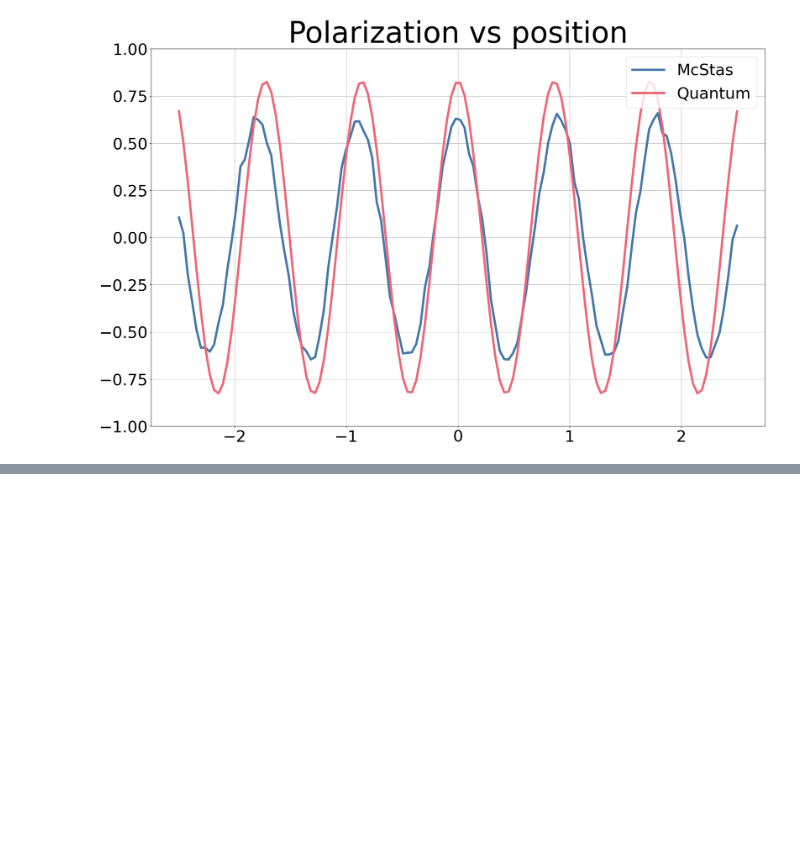
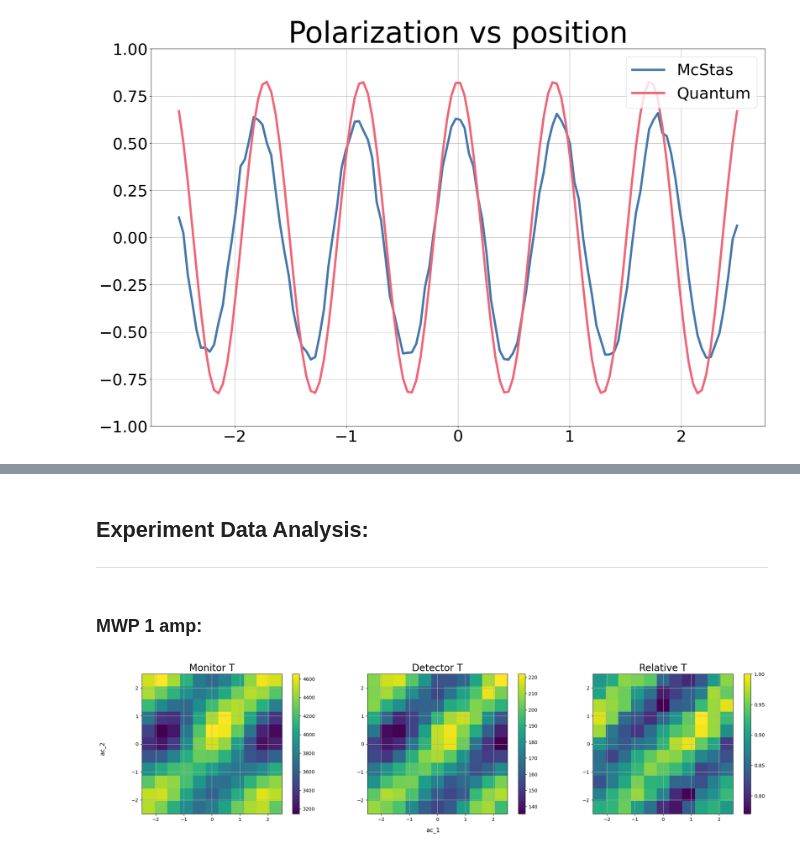
Before and after one commit to srmck/OAM-HFIR-2023, a Jupyter notebook: He3_OAM.ipynb, the cells around one changed output, grey strips where cells are left out. Drawn from its saved outputs; the diff is of its cells as text; code cells hidden in the pictures; blank space fills up the shorter version.

Commit message:
Preliminary data analysis of 3He OAM

```diff
--- a/He3_OAM.ipynb
+++ b/He3_OAM.ipynb
@@ -556,0 +635,28 @@ Plotting data with name y_det
+# %% [markdown]
+## Experiment Data Analysis:
+***
+# %%
+def get_tr(mon,det,plot=True,title=''):
+    """Gets the normalized transmission."""
+    if plot:
+        fig,ax = plt.subplots(nrows=1,ncols=3,figsize=(20,5))
+
+        ax[0].set_title('Monitor T')
+        im1 = ax[0].imshow(mon,extent=[-2.5,2.5,-2.5,2.5],origin='lower')
+        plt.colorbar(im1,ax=ax[0])
+
+        ax[1].set_title('Detector T')
+        im2 = ax[1].imshow(det,extent=[-2.5,2.5,-2.5,2.5],origin='lower')
+        plt.colorbar(im2,ax=ax[1])
+
+        ax[2].set_title('Relative T')
+        im3 = ax[2].imshow(det/mon/np.max(det/mon),extent=[-2.5,2.5,-2.5,2.5],origin='lower')
+        plt.colorbar(im3,ax=ax[2])
+
+        fig.supxlabel('ac_1')
+        fig.supylabel('ac_2')
+        plt.suptitle(title)
+        plt.tight_layout()
+        plt.show()
+
+    return det/mon
@@ -556,0 +766,9 @@ Plotting data with name y_det
+# %% [markdown]
+### MWP 1 amp:
+# %%
+p1_in = data[11:22:,:,2]
+p1_out = data[:11:,:,1]
+
+_ = get_tr(p1_in,p1_out)
+# %% [output]
+[figure, added]
```
Also changed, not shown: parts of 31 cells of this notebook.
